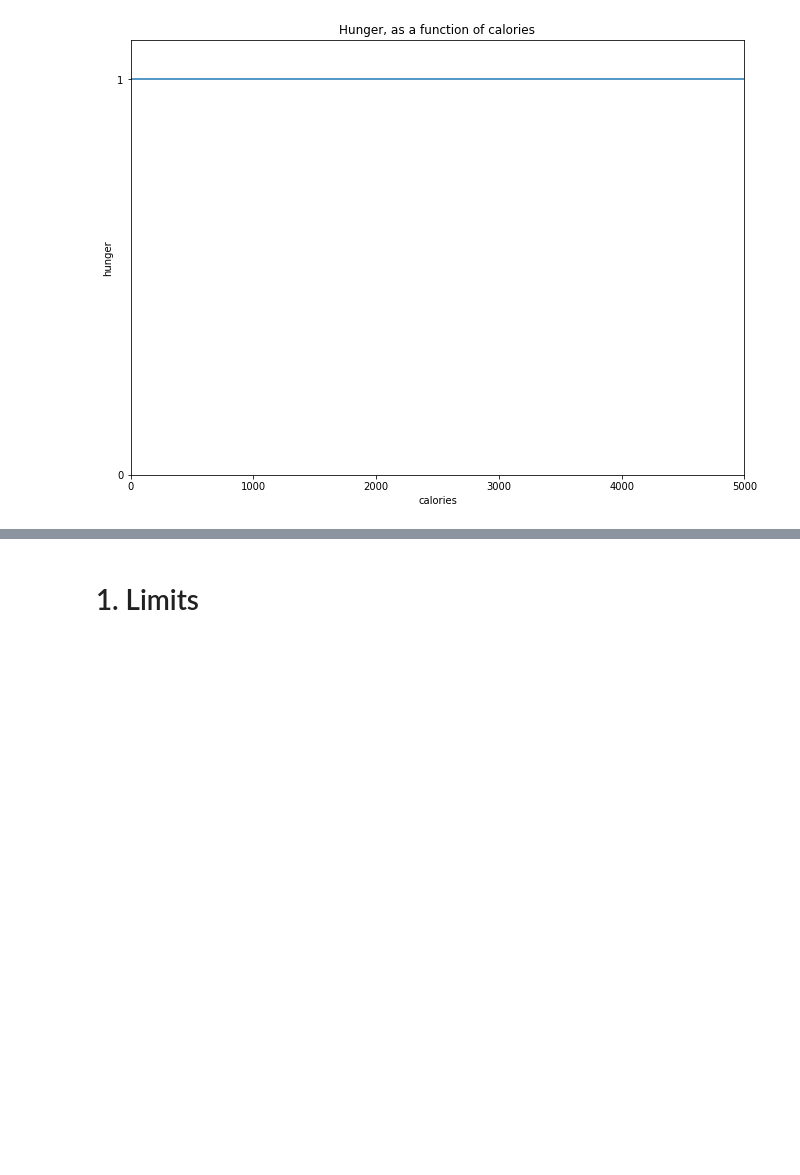
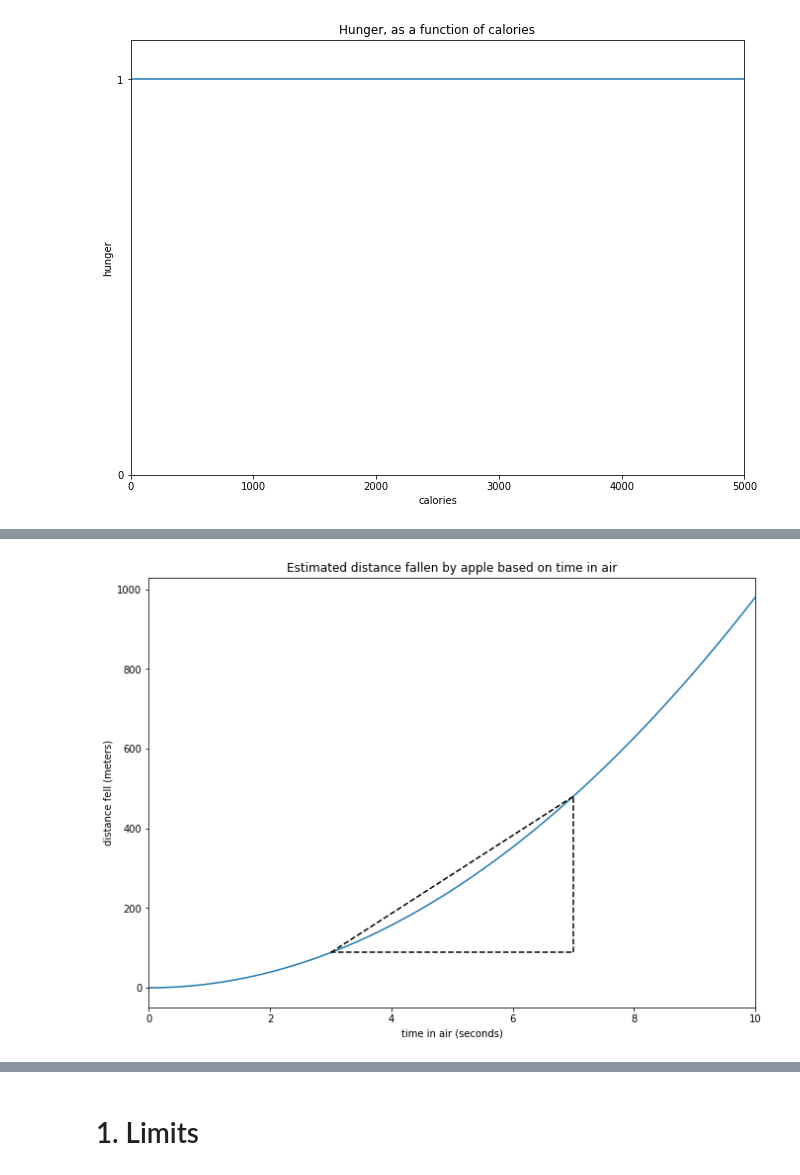
Before and after one commit to contently/math_class, a Jupyter notebook: calculus_derivatives.ipynb, the cells around one changed output, grey strips where cells are left out. Saved outputs shown, nothing was run; the diff lists cells and outputs as text; code cells hidden in the pictures; blank space fills up the shorter version.

```diff
--- a/calculus_derivatives.ipynb
+++ b/calculus_derivatives.ipynb
@@ -93,0 +146,4 @@ title = plt.title("Estimated taxi fare, as a function of distance")
+# %%
+apple_ax = add_line_to_plot(ax=plot_apple(), func=distance_fell, x1=3, x2=7, diagonal=True)
+# %% [output]
+[figure, added]
```
Also changed, not shown: parts of 33 cells of this notebook.
